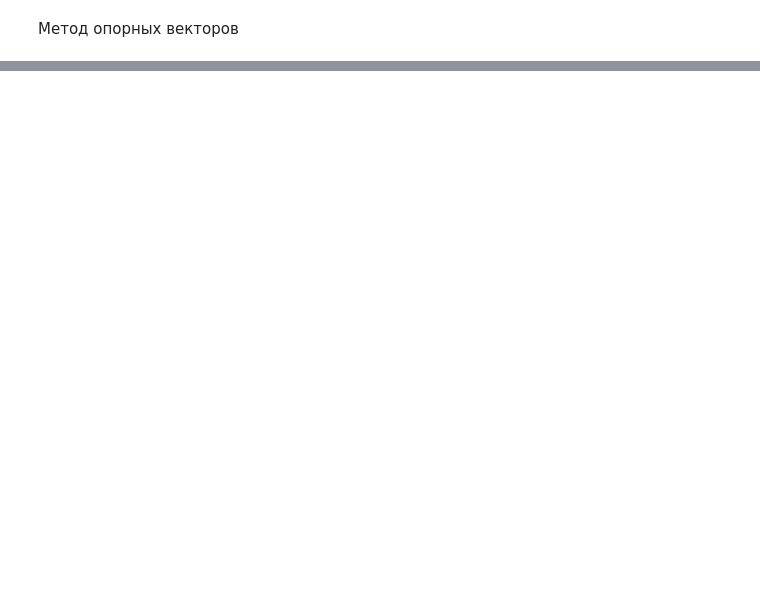
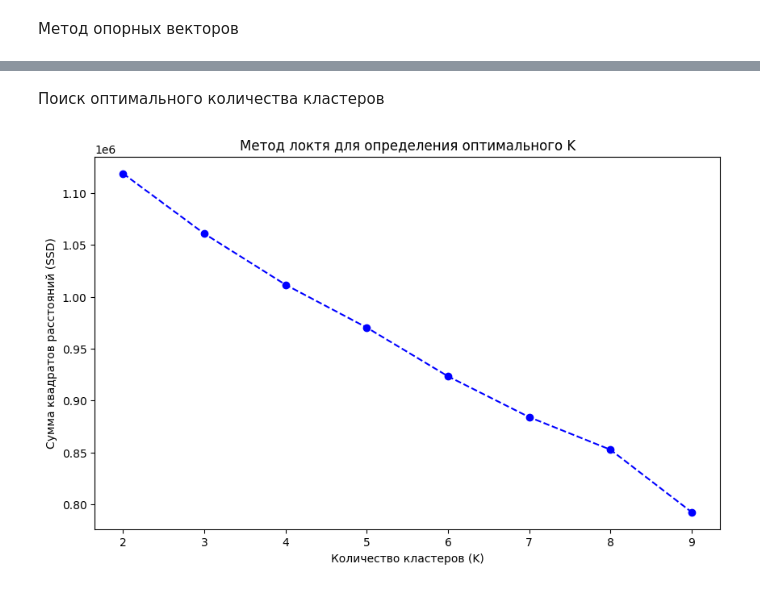
Before and after one commit to mrJimed/hh_dataset, a Jupyter notebook: hh_dataset.ipynb, the cells around one changed output, grey strips where cells are left out. Drawn from its saved outputs; the diff is of its cells as text; code cells hidden in the pictures; blank space fills up the shorter version.

```diff
--- a/hh_dataset.ipynb
+++ b/hh_dataset.ipynb
@@ -903,0 +874,29 @@ results_df
+# %% [markdown]
+Поиск оптимального количества кластеров
+# %%
+from sklearn.cluster import KMeans
+from sklearn.preprocessing import StandardScaler
+import matplotlib.pyplot as plt
+
+X = df.drop('ЗП', axis=1)
+
+
+scaler = StandardScaler()
+X_scaled = scaler.fit_transform(X)
+
+
+ssd = []
+k_values = range(2, 10)
+for k in k_values:
+       kmeans = KMeans(n_clusters=k, random_state=42, n_init=10)
+       kmeans.fit(X_scaled)
+       ssd.append(kmeans.inertia_)
+
+plt.figure(figsize=(10, 6))
+plt.plot(k_values, ssd, marker='o', linestyle='--', color='b')
+plt.title('Метод локтя для определения оптимального K')
+plt.xlabel('Количество кластеров (K)')
+plt.ylabel('Сумма квадратов расстояний (SSD)')
+plt.show()
+# %% [output]
+[figure, added]
```
Also changed, not shown: parts of 21 cells of this notebook.
